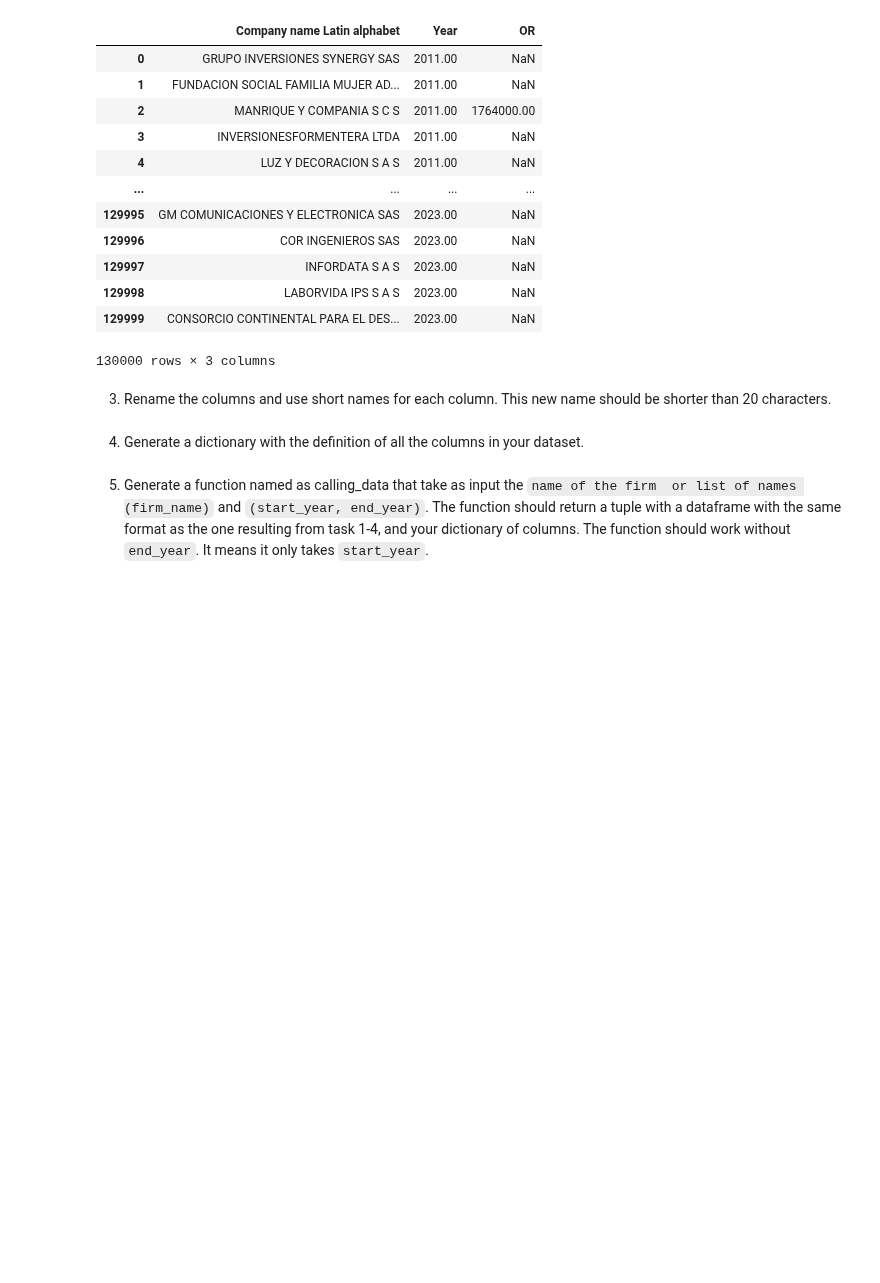
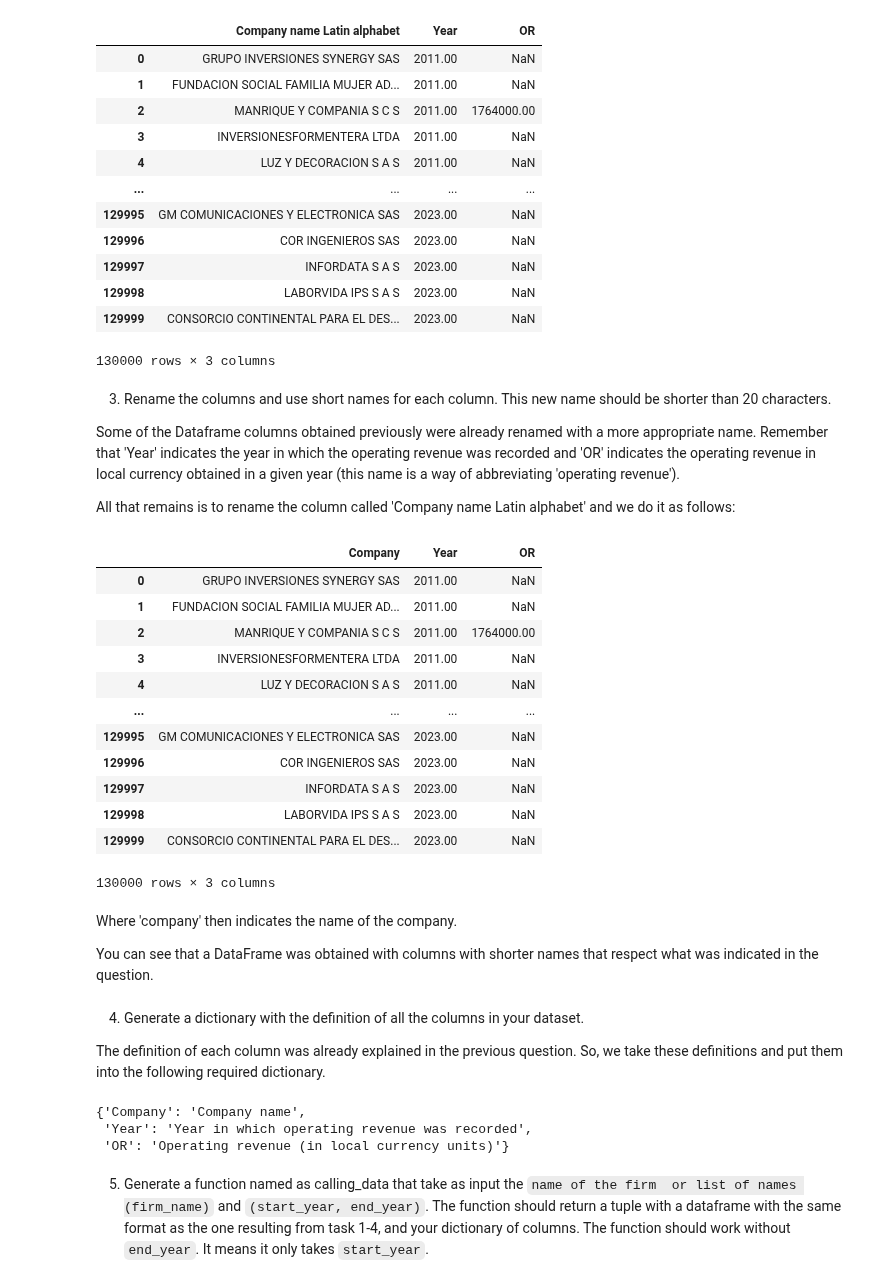
Before and after one commit to alexanderquispe/QLAB_Summer_Python, a Jupyter notebook: assignments/assignment_3/group_1_ass_3_2024.ipynb, the cells around one changed output. Saved outputs shown, nothing was run; the diff lists cells and outputs as text; code cells hidden in the pictures; blank space fills up the shorter version.

```diff
--- a/assignments/assignment_3/group_1_ass_3_2024.ipynb
+++ b/assignments/assignment_3/group_1_ass_3_2024.ipynb
@@ -13,7 +13,7 @@ We read the provided dataset with pd.read_excel.
 
 Note: Remember to change the directory to the location where the excel sheet is located on your computer.
 # %%
-df=pd.read_excel(r"C:\Users\Daniel\Documents\GitHub\QLAB_Summer_Python\_data\bogota_firms.xlsx",sheet_name='Results')
+df=pd.read_excel(r"C:\Users\Alerito\Documents\GitHub\QLAB_Summer_Python\_data\bogota_firms.xlsx",sheet_name='Results')
 df.drop(columns=df.columns[0]) # This removes the first column that was named 'Unnamed: 0' in the excel file. It is not interesting to see it
 # %% [output]
 |  | Company name Latin alphabet | Country ISO code | City\nLatin Alphabet | NACE Rev. 2, core code (4 digits) | ... |
@@ -194,8 +194,44 @@ df4
 130000 rows × 3 columns
 # %% [markdown]
 3. Rename the columns and use short names for each column. This new name should be shorter than 20 characters.
+
+Some of the Dataframe columns obtained previously were already renamed with a more appropriate name. Remember that 'Year' indicates the year in which the operating revenue was recorded and 'OR' indicates the operating revenue in local currency obtained in a given year (this name is a way of abbreviating 'operating revenue').
+
+All that remains is to rename the column called 'Company name Latin alphabet' and we do it as follows:
+# %%
+df4.rename(columns={df4.columns[0]:'Company'},inplace=True)
+df4
+# %% [output]
+|  | Company | Year | OR |
+| 0 | GRUPO INVERSIONES SYNERGY SAS | 2011.00 | NaN |
+| 1 | FUNDACION SOCIAL FAMILIA MUJER AD... | 2011.00 | NaN |
+| 2 | MANRIQUE Y COMPANIA S C S | 2011.00 | 1764000.00 |
+| 3 | INVERSIONESFORMENTERA LTDA | 2011.00 | NaN |
+| 4 | LUZ Y DECORACION S A S | 2011.00 | NaN |
+| ... | ... | ... | ... |
+| 129995 | GM COMUNICACIONES Y ELECTRONICA SAS | 2023.00 | NaN |
+| 129996 | COR INGENIEROS SAS | 2023.00 | NaN |
+| 129997 | INFORDATA S A S | 2023.00 | NaN |
+| 129998 | LABORVIDA IPS S A S | 2023.00 | NaN |
+| 129999 | CONSORCIO CONTINENTAL PARA EL DES... | 2023.00 | NaN |
+130000 rows × 3 columns
+# %% [markdown]
+Where 'company' then indicates the name of the company.
+
+You can see that a DataFrame was obtained with columns with shorter names that respect what was indicated in the question.
 # %% [markdown]
 4. Generate a dictionary with the definition of all the columns in your dataset.
+
+The definition of each column was already explained in the previous question. So, we take these definitions and put them into the following required dictionary.
+# %%
+dic={df4.columns[0]:'Company name',
+     df4.columns[1]:'Year in which operating revenue was recorded',
+     df4.columns[2]:'Operating revenue (in local currency units)'}
+dic
+# %% [output]
+{'Company': 'Company name',
+ 'Year': 'Year in which operating revenue was recorded',
+ 'OR': 'Operating revenue (in local currency units)'}
 # %% [markdown]
 5. Generate a function named as calling_data that take as input the `name of the firm  or list of names (firm_name)` and `(start_year, end_year)`. The function should return a tuple with a dataframe with the same format as the one resulting from task 1-4, and your dictionary of columns. The function should work without `end_year`. It means it only takes `start_year`.
 # %% [markdown]
```
